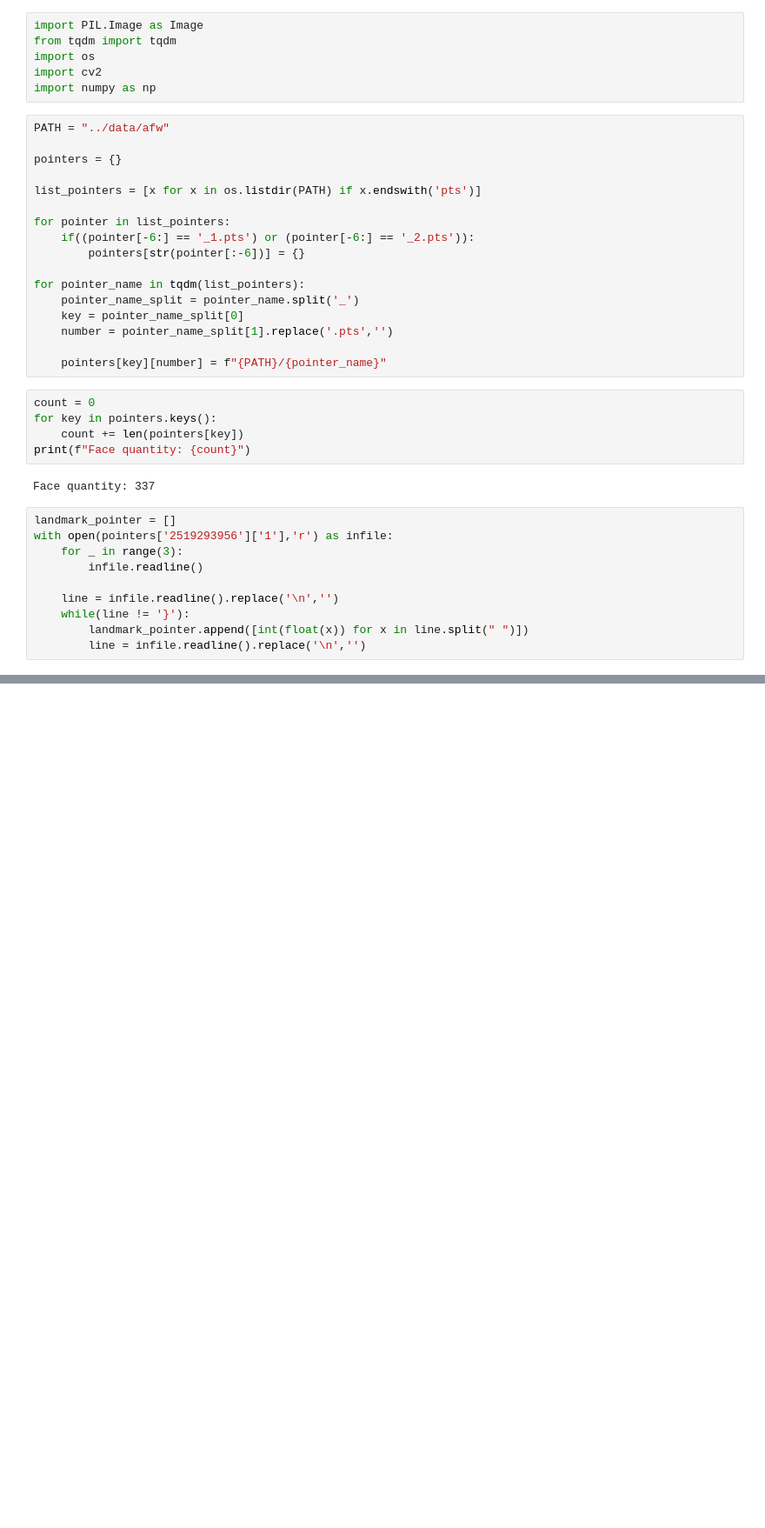
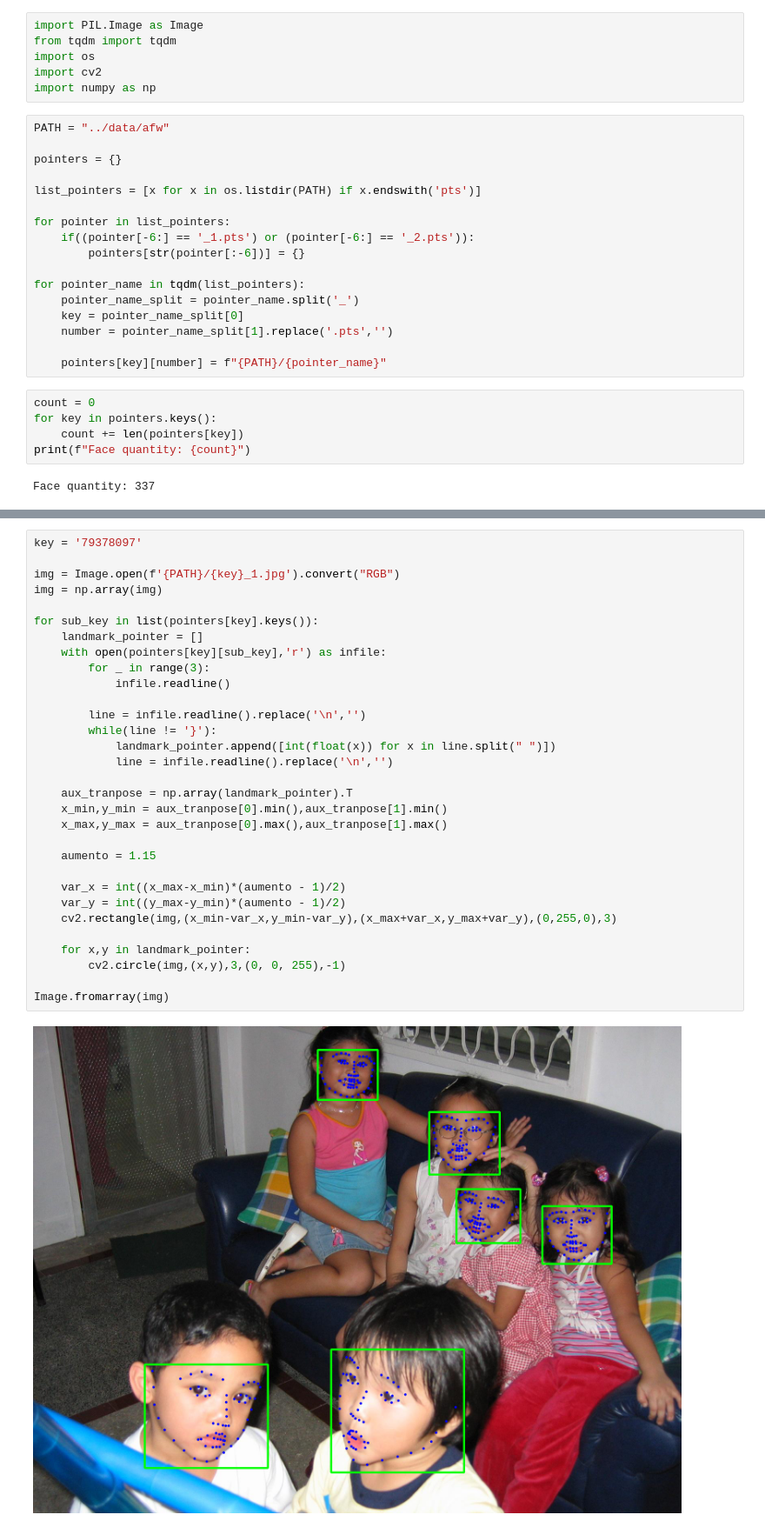
Before and after one commit to Migliorin/Image-Denoising, a Jupyter notebook: notebooks/afw_explore.ipynb, the cells around one changed output, grey strips where cells are left out. Shown at 87% size. Cells and saved outputs as stored; diff of their text form; blank space fills up the shorter version.

```diff
--- a/notebooks/afw_explore.ipynb
+++ b/notebooks/afw_explore.ipynb
@@ -28,13 +51,3 @@ for key in pointers.keys():
 print(f"Face quantity: {count}")
 # %% [output]
 Face quantity: 337
-# %%
-landmark_pointer = []
-with open(pointers['2519293956']['1'],'r') as infile:
-    for _ in range(3):
-        infile.readline()
-
-    line = infile.readline().replace('\n','')
-    while(line != '}'):
-        landmark_pointer.append([int(float(x)) for x in line.split(" ")])
-        line = infile.readline().replace('\n','')
@@ -62,0 +74,33 @@ Image.fromarray(img)
+# %%
+key = '79378097'
+
+img = Image.open(f'{PATH}/{key}_1.jpg').convert("RGB")
+img = np.array(img)
+
+for sub_key in list(pointers[key].keys()):
+    landmark_pointer = []
+    with open(pointers[key][sub_key],'r') as infile:
+        for _ in range(3):
+            infile.readline()
+
+        line = infile.readline().replace('\n','')
+        while(line != '}'):
+            landmark_pointer.append([int(float(x)) for x in line.split(" ")])
+            line = infile.readline().replace('\n','')
+
+    aux_tranpose = np.array(landmark_pointer).T
+    x_min,y_min = aux_tranpose[0].min(),aux_tranpose[1].min()
+    x_max,y_max = aux_tranpose[0].max(),aux_tranpose[1].max()
+
+    aumento = 1.15
+
+    var_x = int((x_max-x_min)*(aumento - 1)/2)
+    var_y = int((y_max-y_min)*(aumento - 1)/2)
+    cv2.rectangle(img,(x_min-var_x,y_min-var_y),(x_max+var_x,y_max+var_y),(0,255,0),3)
+
+    for x,y in landmark_pointer:
+        cv2.circle(img,(x,y),3,(0, 0, 255),-1)
+
+Image.fromarray(img)
+# %% [output]
+[figure, added]
```
Also changed, not shown: parts of 6 cells of this notebook.
